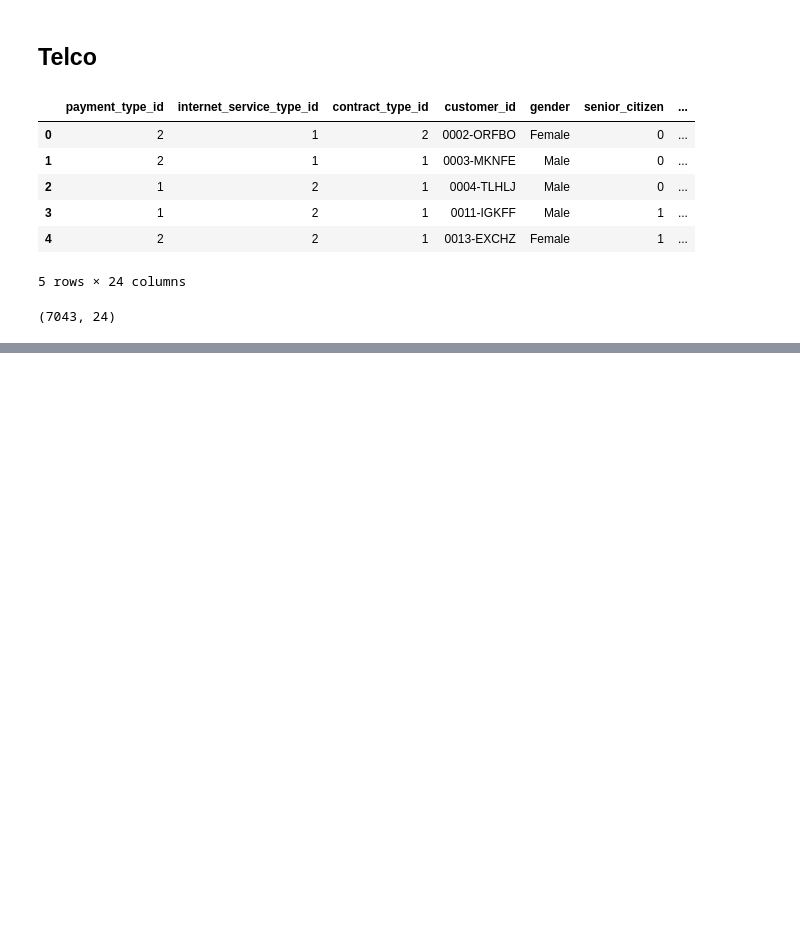
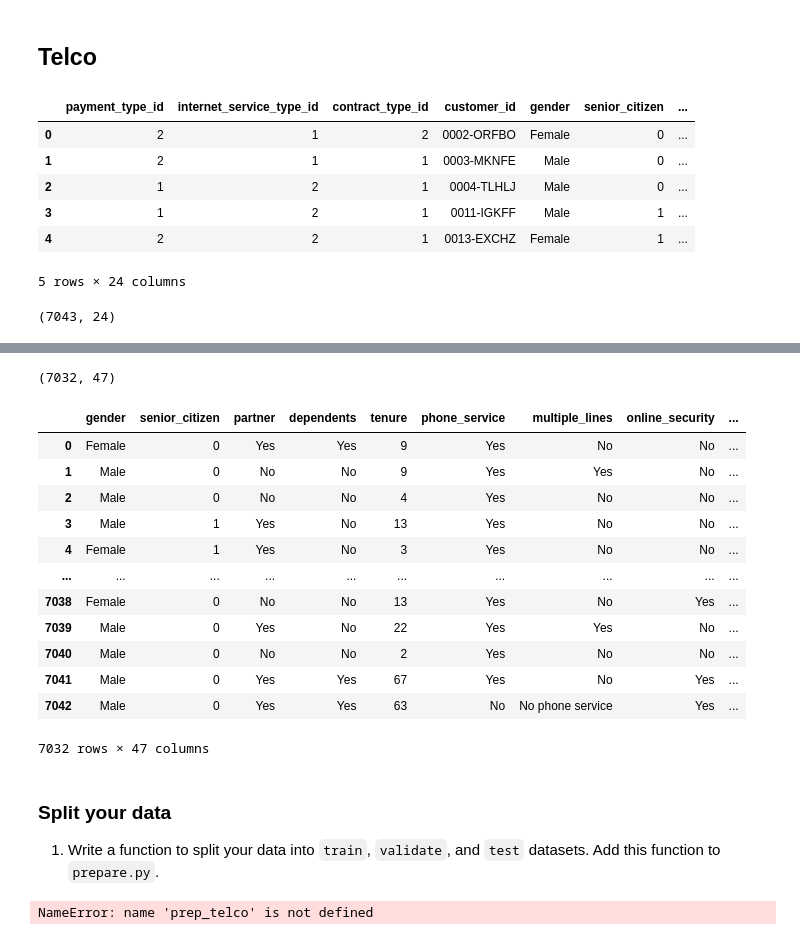
Before and after one commit to markydoug/classification-exercises, a Jupyter notebook: classification_exercises.ipynb, the cells around one changed output, grey strips where cells are left out. Cells and saved outputs as stored; diff of their text form; code cells hidden in the pictures; blank space fills up the shorter version.

Commit message:
Add prep functions

```diff
--- a/classification_exercises.ipynb
+++ b/classification_exercises.ipynb
@@ -561,0 +586,3 @@ memory usage: 1.2+ MB
+# %%
+# Creating a list of our categorical columns
+catcol = [col for col in telco_df.columns if telco_df[col].dtype == 'O']
@@ -561,0 +608,3 @@ memory usage: 1.2+ MB
+# %%
+dummy_df = pd.get_dummies(telco_df[catcol], dummy_na=False, drop_first=[True, True])
+dummy_df.head()
@@ -562,6 +619,36 @@ memory usage: 1.2+ MB
+# %%
+telco_df = pd.concat([telco_df, dummy_df], axis=1)
+# %%
+telco_df.shape
+# %% [output]
+(7032, 47)
 # %%
 def prep_telco(df):
-    df.drop(columns=['payment_type_id', 'internet_service_type_id','contract_type_id'], inplace=True)
+    df.drop_duplicates(inplace=True)
+    df.drop(columns=['customer_id','payment_type_id', 'internet_service_type_id','contract_type_id'], inplace=True)
     df = df[df.total_charges!=' ']
+    df.total_charges = telco_df.total_charges.astype(float)
+
+    # Creating a list of our categorical columns
+    catcol = [col for col in df.columns if df[col].dtype == 'O']
+    dummy_df = pd.get_dummies(df[catcol], dummy_na=False, drop_first=[True, True])
+
+    df = pd.concat([df, dummy_df], axis=1)
 
     return df
+# %%
+prep_telco(acquire.get_telco_data())
+# %% [output]
+|  | gender | senior_citizen | partner | dependents | tenure | phone_service | multiple_lines | online_security | ... |
+| 0 | Female | 0 | Yes | Yes | 9 | Yes | No | No | ... |
+| 1 | Male | 0 | No | No | 9 | Yes | Yes | No | ... |
+| 2 | Male | 0 | No | No | 4 | Yes | No | No | ... |
+| 3 | Male | 1 | Yes | No | 13 | Yes | No | No | ... |
+| 4 | Female | 1 | Yes | No | 3 | Yes | No | No | ... |
+| ... | ... | ... | ... | ... | ... | ... | ... | ... | ... |
+| 7038 | Female | 0 | No | No | 13 | Yes | No | Yes | ... |
+| 7039 | Male | 0 | Yes | No | 22 | Yes | Yes | No | ... |
+| 7040 | Male | 0 | No | No | 2 | Yes | No | No | ... |
+| 7041 | Male | 0 | Yes | Yes | 67 | Yes | No | Yes | ... |
+| 7042 | Male | 0 | Yes | Yes | 63 | No | No phone service | Yes | ... |
+7032 rows × 47 columns
@@ -567,0 +662,8 @@ def prep_telco(df):
+# %% [markdown]
+### Split your data
+
+1. Write a function to split your data into `train`, `validate`, and `test` datasets. Add this function to `prepare.py`.
+# %%
+telco_clean = prep_telco(acquire.get_telco_data())
+# %% [output]
+NameError: name 'prep_telco' is not defined
```
Also changed, not shown: parts of 65 cells of this notebook.
